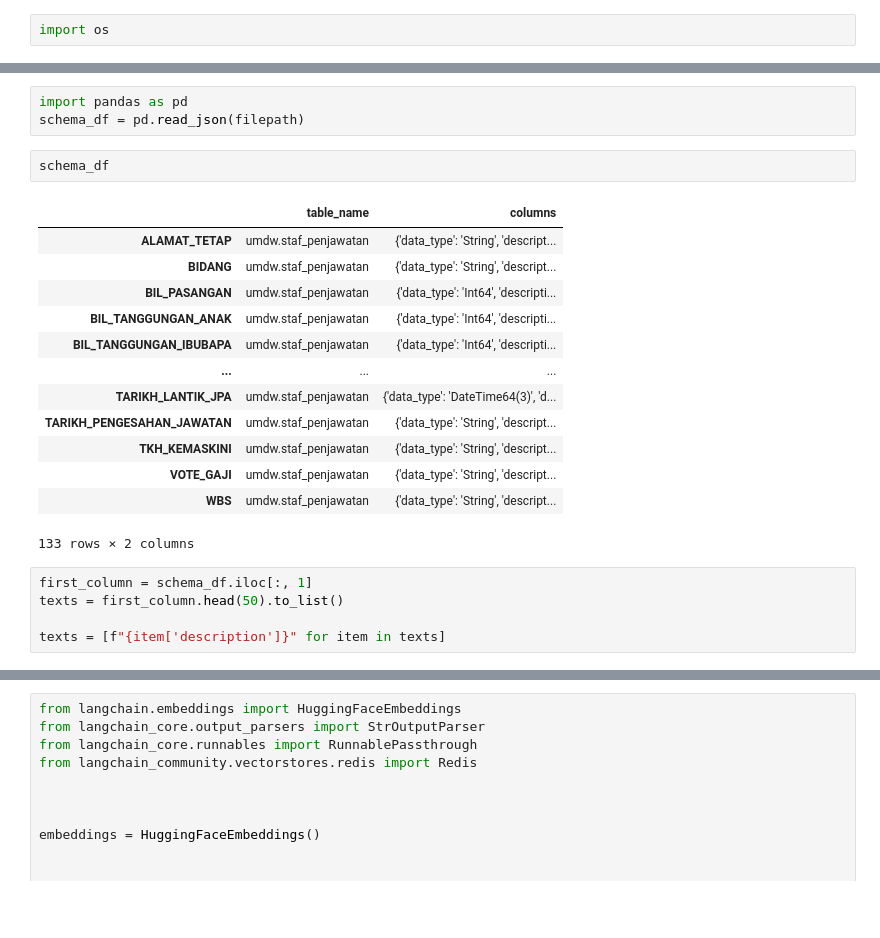
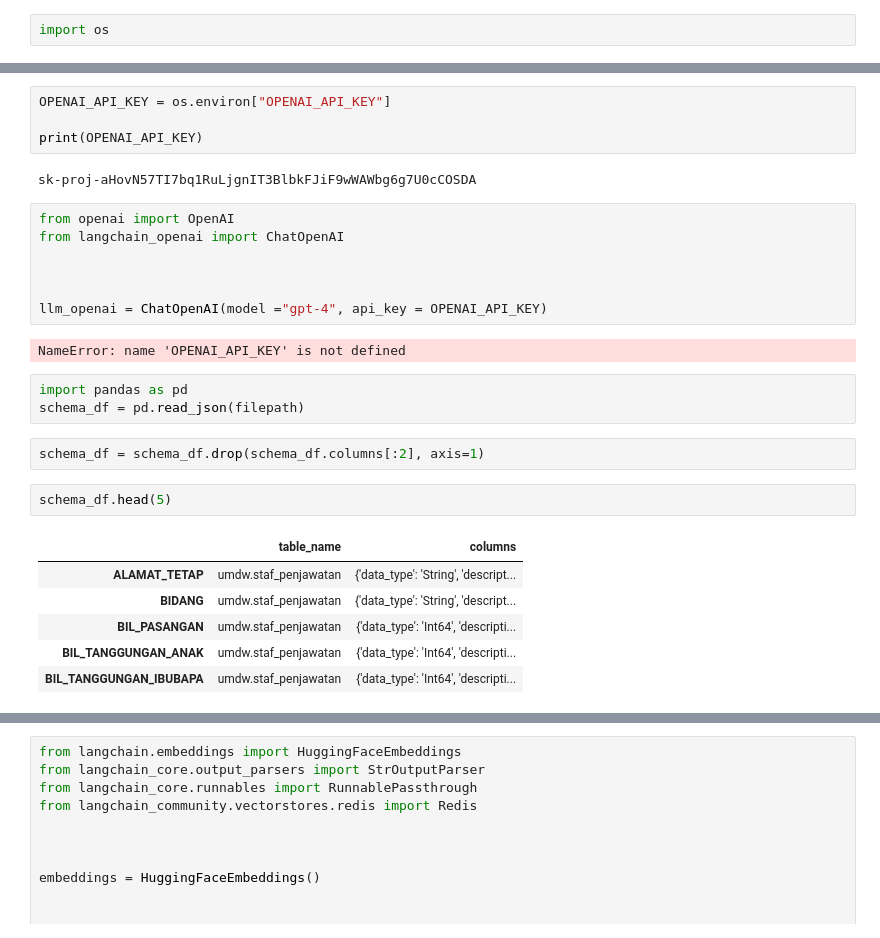
Before and after one commit to Shawnchee/Realtime-RAG-testing-using-Redis-Groq-and-Llama3, a Jupyter notebook: Realtime_RAG_with_Redis,_Groq_&_Llama3.ipynb, the cells around one changed output, grey strips where cells are left out. Saved outputs shown, nothing was run; the diff lists cells and outputs as text; blank space fills up the shorter version.

```diff
--- a/Realtime_RAG_with_Redis,_Groq_&_Llama3.ipynb
+++ b/Realtime_RAG_with_Redis,_Groq_&_Llama3.ipynb
@@ -219,24 +271,29 @@ llm_groq = ChatGroq(temperature=0.2, model_name="llama3-70b-8192")
+# %%
+OPENAI_API_KEY = os.environ["OPENAI_API_KEY"]
+
+print(OPENAI_API_KEY)
+# %% [output]
+sk-proj-aHovN57TI7bq1RuLjgnIT3BlbkFJiF9wWAWbg6g7U0cCOSDA
+# %%
+from openai import OpenAI
+from langchain_openai import ChatOpenAI
+
+
+
+llm_openai = ChatOpenAI(model ="gpt-4", api_key = OPENAI_API_KEY)
+# %% [output]
+NameError: name 'OPENAI_API_KEY' is not defined
 # %%
 import pandas as pd
 schema_df = pd.read_json(filepath)
+# %%
+schema_df = schema_df.drop(schema_df.columns[:2], axis=1)
 # %%
-schema_df
+schema_df.head(5)
 # %% [output]
 |  | table_name | columns |
 | ALAMAT_TETAP | umdw.staf_penjawatan | {'data_type': 'String', 'descript... |
 | BIDANG | umdw.staf_penjawatan | {'data_type': 'String', 'descript... |
 | BIL_PASANGAN | umdw.staf_penjawatan | {'data_type': 'Int64', 'descripti... |
 | BIL_TANGGUNGAN_ANAK | umdw.staf_penjawatan | {'data_type': 'Int64', 'descripti... |
 | BIL_TANGGUNGAN_IBUBAPA | umdw.staf_penjawatan | {'data_type': 'Int64', 'descripti... |
-| ... | ... | ... |
-| TARIKH_LANTIK_JPA | umdw.staf_penjawatan | {'data_type': 'DateTime64(3)', 'd... |
-| TARIKH_PENGESAHAN_JAWATAN | umdw.staf_penjawatan | {'data_type': 'String', 'descript... |
-| TKH_KEMASKINI | umdw.staf_penjawatan | {'data_type': 'String', 'descript... |
-| VOTE_GAJI | umdw.staf_penjawatan | {'data_type': 'String', 'descript... |
-| WBS | umdw.staf_penjawatan | {'data_type': 'String', 'descript... |
-133 rows × 2 columns
-# %%
-first_column = schema_df.iloc[:, 1]
-texts = first_column.head(50).to_list()
-
-texts = [f"{item['description']}" for item in texts]
```
Also changed, not shown: parts of 34 cells of this notebook.
